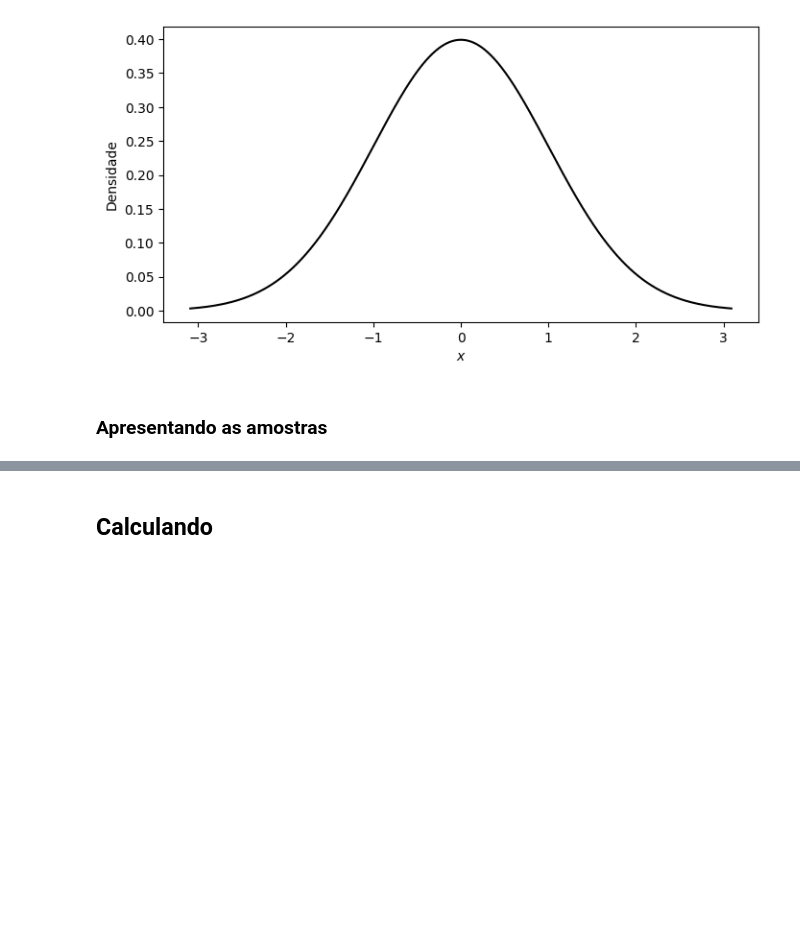
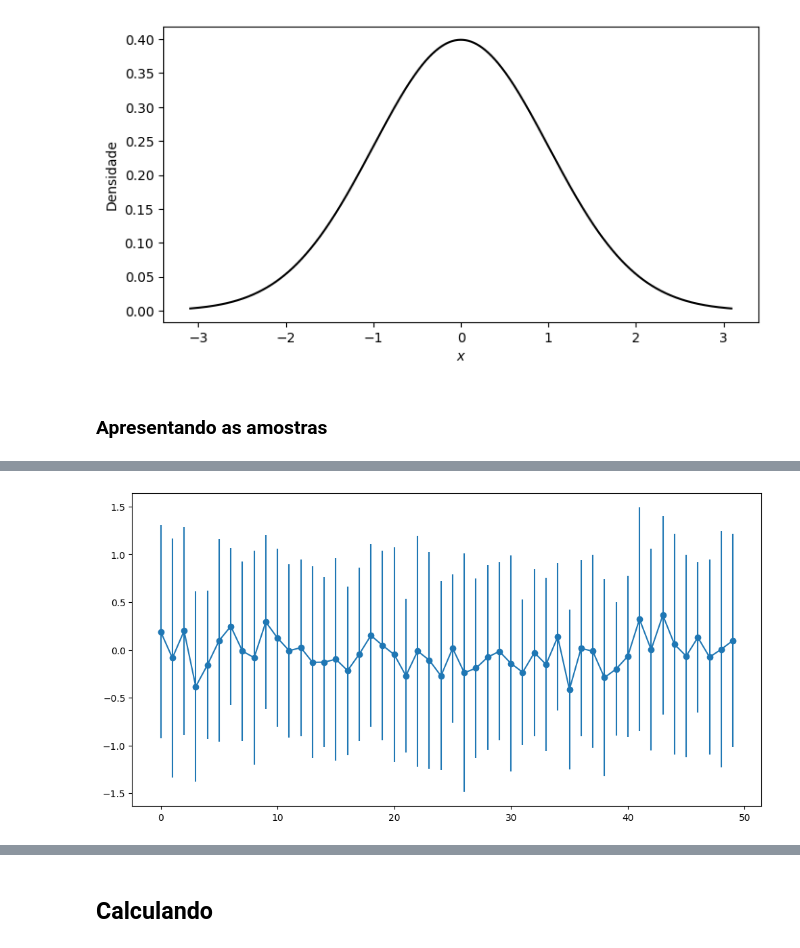
Before and after one commit to andersonmdcanteli/val-metodos-analiticos, a Jupyter notebook: important-tests/normality/comp-normality-tests.ipynb, the cells around one changed output, grey strips where cells are left out. Saved outputs shown, nothing was run; the diff lists cells and outputs as text; code cells hidden in the pictures; blank space fills up the shorter version.

```diff
--- a/important-tests/normality/comp-normality-tests.ipynb
+++ b/important-tests/normality/comp-normality-tests.ipynb
@@ -443,0 +485,6 @@ plt.show()
+# %%
+plt.figure(figsize=(12,6))
+plt.errorbar(range(len(data_kurtosis)), mean, yerr=std, marker="o")
+plt.show()
+# %% [output]
+[figure, added]
```
Also changed, not shown: parts of 7 cells of this notebook.
